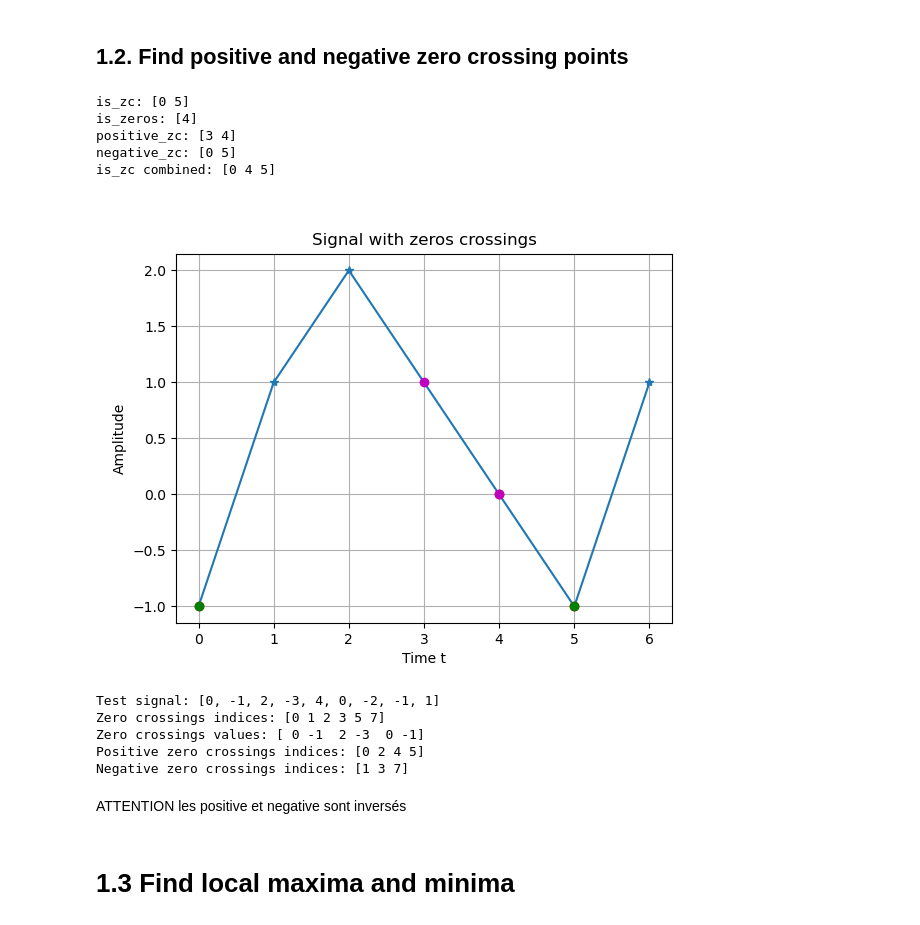
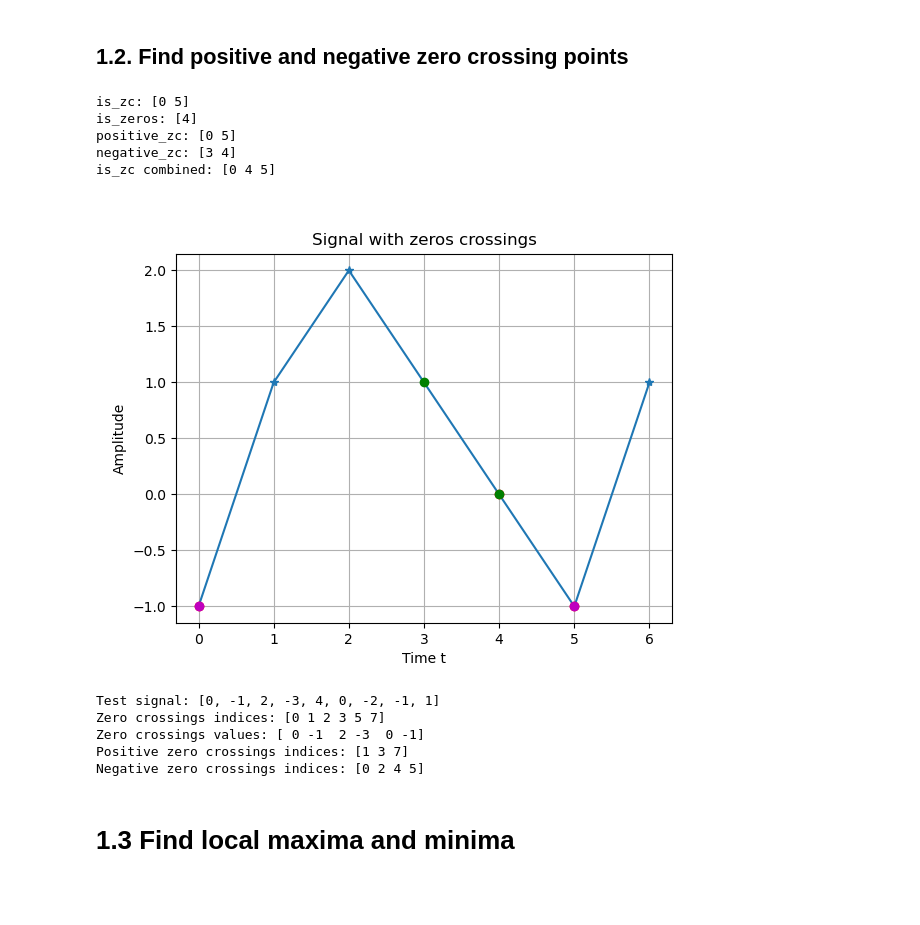
Before and after one commit to chloelaignel31-boop/Serie03_Python_V2, a Jupyter notebook: Series03-python.ipynb, the cells around one changed output. Drawn from its saved outputs; the diff is of its cells as text; code cells hidden in the pictures; blank space fills up the shorter version.

```diff
--- a/Series03-python.ipynb
+++ b/Series03-python.ipynb
@@ -156,41 +156,41 @@ is_zc combined: [0 4 5]
 # %%
 # +2 montant et - 2 descendant
 # index of zero crossing (real + zeros)
-delta_sign = s_s1 - s_s2
+delta_sign = s_s2 - s_s1
 is_zc = np.where (np.abs(delta_sign) > 1)[0] # obtenir les points où on a un vrai passage à zeros
 is_zeros = np.where (s == 0)[0]  # obtenir les points où on a des zeros
 print("is_zc:", is_zc)
 print("is_zeros:", is_zeros)
 
 # find positive and negative zero crossings
 positive_zc = np.where(delta_sign > 0)[0]
 negative_zc = np.where(delta_sign < 0)[0]
 print("positive_zc:", positive_zc)
 print("negative_zc:", negative_zc)
 
 # combine both
 is_zc = np.sort(np.concatenate((is_zc, is_zeros)))
 print("is_zc combined:", is_zc)
 
 # plot the signal and the zero crossings
 plt.figure()
 plt.plot(t, s,label='Signal s', marker='*')
 plt.plot(t[is_zc], s[is_zc], 'or', label='Zero Crossings')
 plt.plot(t[positive_zc], s[positive_zc], 'mo', label= "Positive Zero Crossings")
 plt.plot(t[negative_zc], s[negative_zc], 'go', label= "Negative Zero Crossings")
 # legend
 plt.title('Signal with zeros crossings')
 plt.xlabel('Time t')
 plt.ylabel('Amplitude')
 plt.grid()
 plt.show()
 # %% [output]
 is_zc: [0 5]
 is_zeros: [4]
-positive_zc: [3 4]
-negative_zc: [0 5]
+positive_zc: [0 5]
+negative_zc: [3 4]
 is_zc combined: [0 4 5]
-[figure, old version]
+[figure, new version]
 # %%
 # create a function to find zero crossings using the above algorithm
 def find_zero_crossings(signal):
@@ -199,7 +199,7 @@ def find_zero_crossings(signal):
     s2 = s[1:]
     s_s1 =np.sign(s1)
     s_s2 =np.sign(s2)
-    delta_sign = s_s1 - s_s2
+    delta_sign = s_s2 - s_s1
     is_zc = np.where (np.abs(delta_sign) > 1)[0] #
     is_zeros = np.where (s == 0)[0]
     is_zc = np.sort(np.concatenate((is_zc, is_zeros)))
@@ -220,7 +220,7 @@ def find_positive_negative_zero_crossings(signal):
     s2 = s[1:]
     s_s1 =np.sign(s1)
     s_s2 =np.sign(s2)
-    delta_sign = s_s1 - s_s2
+    delta_sign = s_s2 - s_s1
     positive_zc = np.where(delta_sign > 0)[0]
     negative_zc = np.where(delta_sign < 0)[0]
     return positive_zc, negative_zc
@@ -234,10 +234,8 @@ print("Negative zero crossings indices:", negative_zc)
 Test signal: [0, -1, 2, -3, 4, 0, -2, -1, 1]
 Zero crossings indices: [0 1 2 3 5 7]
 Zero crossings values: [ 0 -1  2 -3  0 -1]
-Positive zero crossings indices: [0 2 4 5]
-Negative zero crossings indices: [1 3 7]
+Positive zero crossings indices: [1 3 7]
+Negative zero crossings indices: [0 2 4 5]
-# %% [markdown]
-ATTENTION les positive et negative sont inversés
 # %% [markdown]
 # 1.3 Find local maxima and minima
 # %%
```
Also changed, not shown: parts of 2 cells of this notebook.
